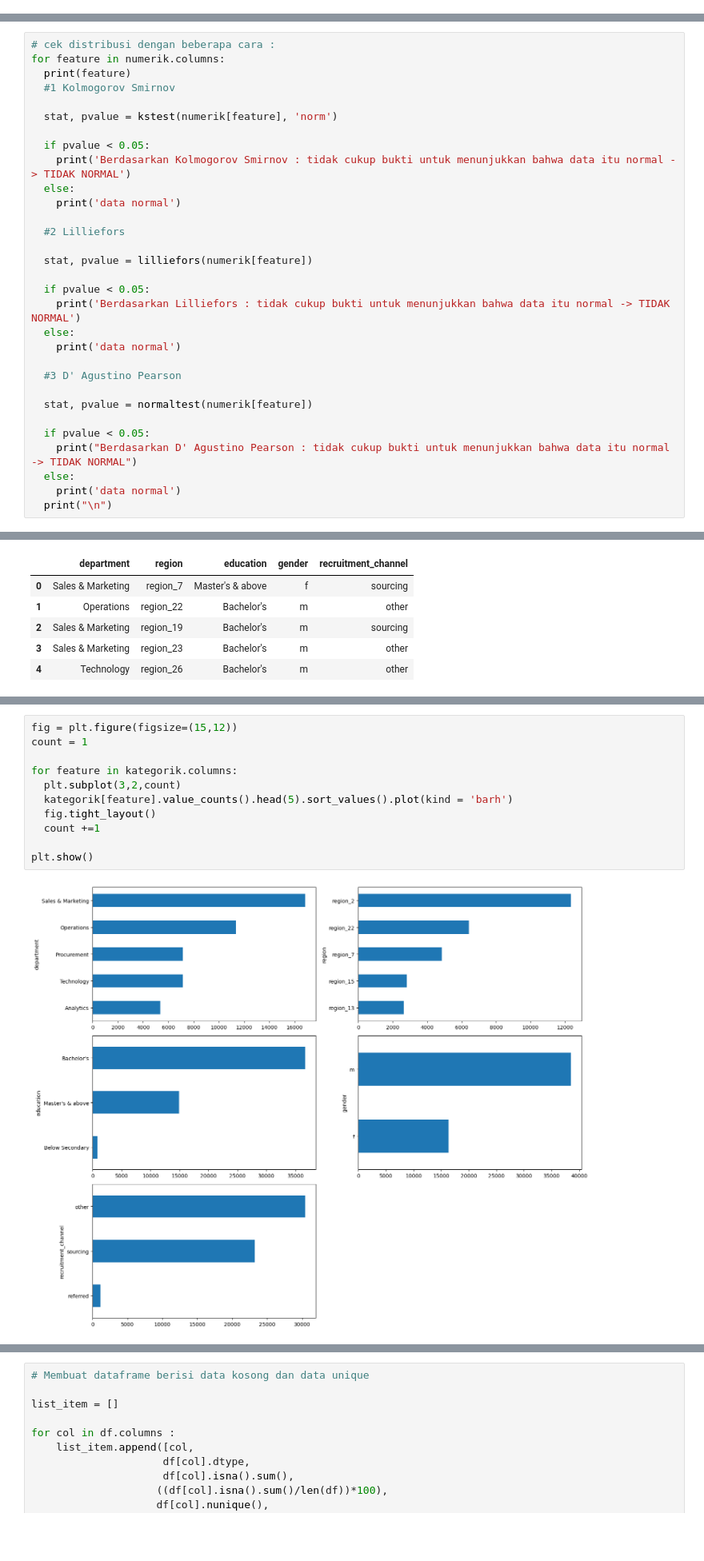
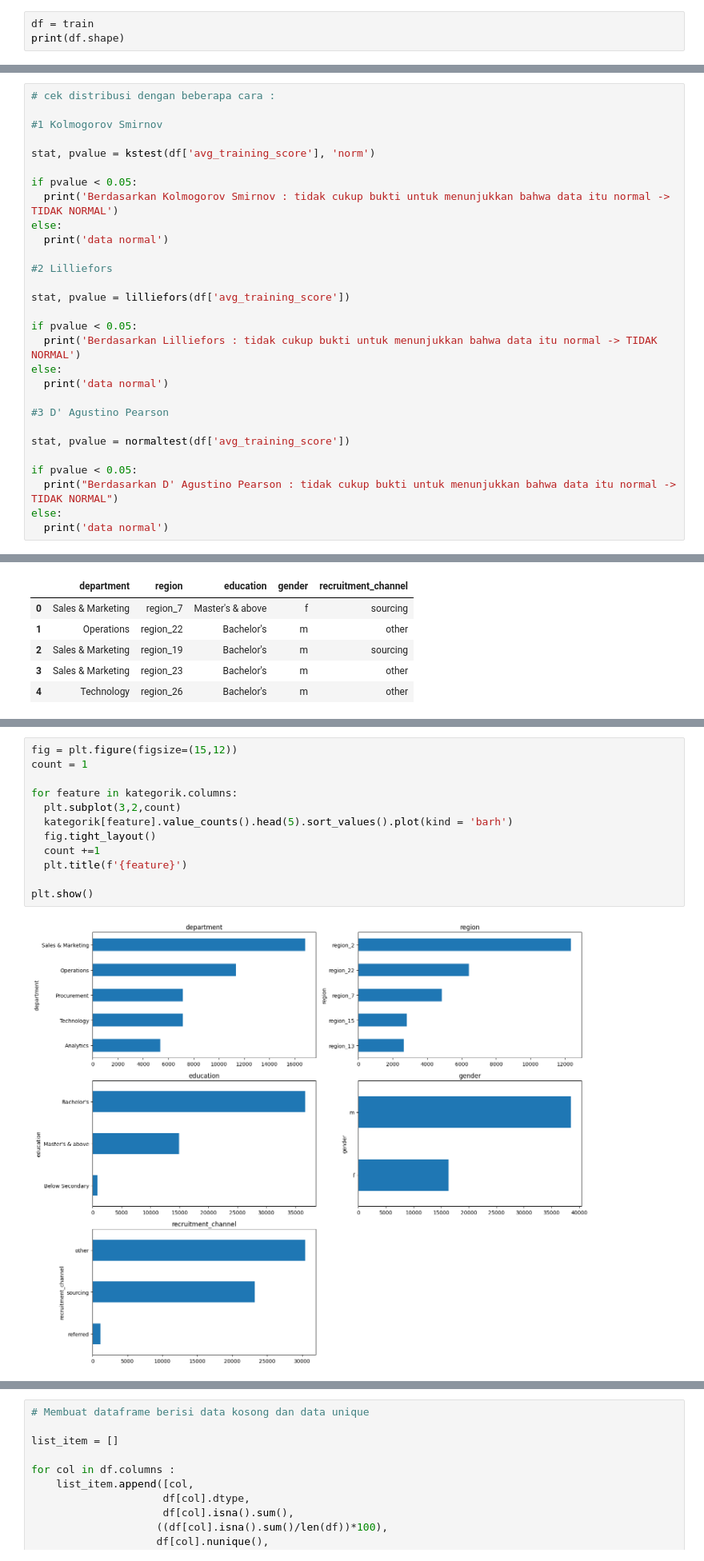
Before and after one commit to adamghozi/finpro_adamg_purwadhika, a Jupyter notebook: HR Analytics Notebook.ipynb, the cells around one changed output, grey strips where cells are left out. Shown at 80% size. Drawn from its saved outputs; the diff is of its cells as text; blank space fills up the shorter version.

```diff
--- a/HR Analytics Notebook.ipynb
+++ b/HR Analytics Notebook.ipynb
@@ -220,0 +187,3 @@ Index(['employee_id', 'department', 'region', 'education', 'gender',
+# %%
+df = train
+print(df.shape)
@@ -297,32 +323,30 @@ plt.show()
 # %%
 # cek distribusi dengan beberapa cara :
-for feature in numerik.columns:
-  print(feature)
-  #1 Kolmogorov Smirnov
 
-  stat, pvalue = kstest(numerik[feature], 'norm')
+#1 Kolmogorov Smirnov
 
-  if pvalue < 0.05:
-    print('Berdasarkan Kolmogorov Smirnov : tidak cukup bukti untuk menunjukkan bahwa data itu normal -> TIDAK NORMAL')
-  else:
-    print('data normal')
+stat, pvalue = kstest(df['avg_training_score'], 'norm')
 
-  #2 Lilliefors
+if pvalue < 0.05:
+  print('Berdasarkan Kolmogorov Smirnov : tidak cukup bukti untuk menunjukkan bahwa data itu normal -> TIDAK NORMAL')
+else:
+  print('data normal')
 
-  stat, pvalue = lilliefors(numerik[feature])
+#2 Lilliefors
 
-  if pvalue < 0.05:
-    print('Berdasarkan Lilliefors : tidak cukup bukti untuk menunjukkan bahwa data itu normal -> TIDAK NORMAL')
-  else:
-    print('data normal')
+stat, pvalue = lilliefors(df['avg_training_score'])
 
-  #3 D' Agustino Pearson
+if pvalue < 0.05:
+  print('Berdasarkan Lilliefors : tidak cukup bukti untuk menunjukkan bahwa data itu normal -> TIDAK NORMAL')
+else:
+  print('data normal')
 
-  stat, pvalue = normaltest(numerik[feature])
+#3 D' Agustino Pearson
 
-  if pvalue < 0.05:
-    print("Berdasarkan D' Agustino Pearson : tidak cukup bukti untuk menunjukkan bahwa data itu normal -> TIDAK NORMAL")
-  else:
-    print('data normal')
-  print("\n")
+stat, pvalue = normaltest(df['avg_training_score'])
+
+if pvalue < 0.05:
+  print("Berdasarkan D' Agustino Pearson : tidak cukup bukti untuk menunjukkan bahwa data itu normal -> TIDAK NORMAL")
+else:
+  print('data normal')
 # %% [output]
@@ -486,13 +503,14 @@ kategorik.head()
 # %%
 fig = plt.figure(figsize=(15,12))
 count = 1
 
 for feature in kategorik.columns:
   plt.subplot(3,2,count)
   kategorik[feature].value_counts().head(5).sort_values().plot(kind = 'barh')
   fig.tight_layout()
   count +=1
+  plt.title(f'{feature}')
 
 plt.show()
 # %% [output]
-[figure, old version]
+[figure, new version]
```
Also changed, not shown: parts of 148 cells of this notebook, 5 other files.
